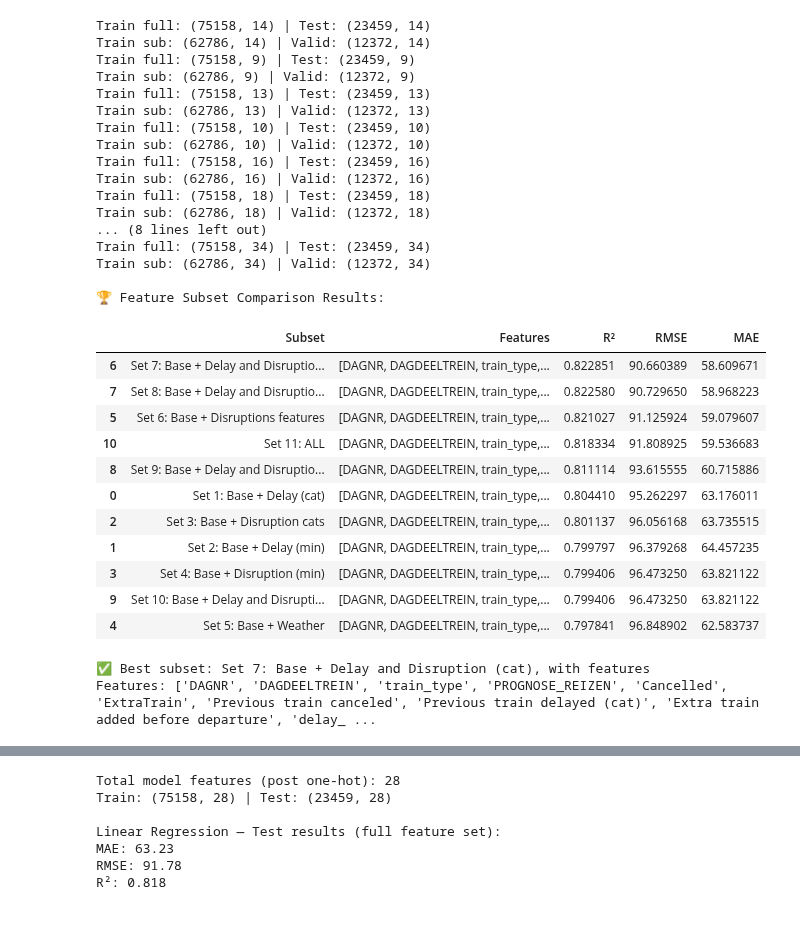
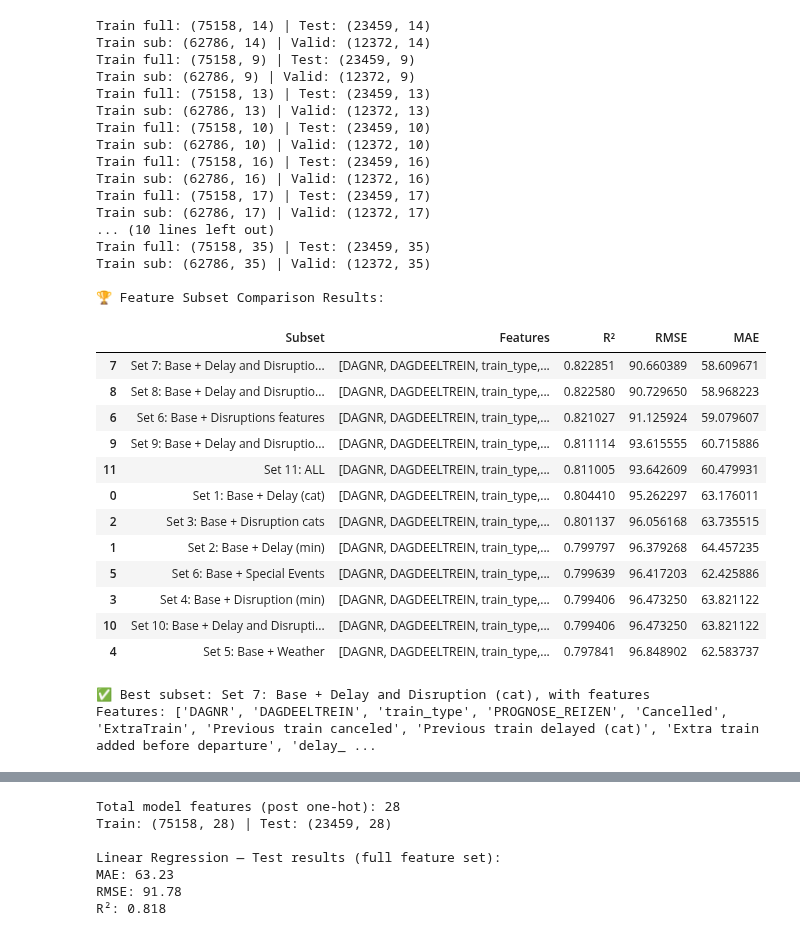
Before and after one commit to Merelkramer/Group2_NS, a Jupyter notebook: GradientBoostedTrees_Alejandro-24oct.ipynb, the cells around one changed output, grey strips where cells are left out. Saved outputs shown, nothing was run; the diff lists cells and outputs as text; code cells hidden in the pictures.

Commit message:
Special Events

```diff
--- a/GradientBoostedTrees_Alejandro-24oct.ipynb
+++ b/GradientBoostedTrees_Alejandro-24oct.ipynb
@@ -8,7 +8,7 @@ import matplotlib.pyplot as plt
 import xgboost as xgb
 
 # --- 2) Load data ---
-df = pd.read_csv(r"C:\Users\Alejandro Fiatt\Documents\GitHub\Group2_NS\complete_dataset_clean_24oct.csv",
+df = pd.read_csv(r"C:\Users\Alejandro Fiatt\Documents\GitHub\Group2_NS\complete_dataset_clean_24oct_SE.csv",
     sep=";",
     low_memory=False,
     na_values=["", "NA", "NaN", "NULL"]
@@ -25,13 +25,15 @@ feature_subsets = {
     "Set 4: Base + Disruption (min)": ["DAGNR", "DAGDEELTREIN", "train_type", "PROGNOSE_REIZEN", "Disruption (minutes)"],
     "Set 5: Base + Weather": ["DAGNR", "DAGDEELTREIN", "train_type", "PROGNOSE_REIZEN", "Rain_flag","Heavy_Rain_flag","Gusts_flag","Storms_flag",
                 "Warm_flag","Cold_flag","Sunny_flag"],
+    "Set 6: Base + Special Events": ["DAGNR", "DAGDEELTREIN", "train_type", "PROGNOSE_REIZEN", "Rain_flag","Heavy_Rain_flag","Gusts_flag","Storms_flag",
+                "Warm_flag","Cold_flag","Sunny_flag","Special Events"],
     "Set 6: Base + Disruptions features": ["DAGNR", "DAGDEELTREIN", "train_type", "PROGNOSE_REIZEN", "Cancelled","ExtraTrain","Previous train canceled","Previous train delayed (cat)","Extra train added before departure"],
     "Set 7: Base + Delay and Disruption (cat), with features": ["DAGNR", "DAGDEELTREIN", "train_type", "PROGNOSE_REIZEN", "Cancelled","ExtraTrain","Previous train canceled","Previous train delayed (cat)", "Extra train added before departure", "delay_category", "disruption_category"],
     "Set 8: Base + Delay and Disruption (min), with features": ["DAGNR", "DAGDEELTREIN", "train_type", "PROGNOSE_REIZEN", "Cancelled","ExtraTrain","Previous train canceled","Previous train delayed (min)", "Extra train added before departure", "delays", "Disruption (minutes)"],
     "Set 9: Base + Delay and Disruption (cat), no features": ["DAGNR", "DAGDEELTREIN", "train_type", "PROGNOSE_REIZEN", "delay_category", "disruption_category"],
     "Set 10: Base + Delay and Disruption (min), no features": ["DAGNR", "DAGDEELTREIN", "train_type", "PROGNOSE_REIZEN", "delays", "Disruption (minutes)"],
     "Set 11: ALL": ["DAGNR", "DAGDEELTREIN", "train_type", "PROGNOSE_REIZEN", "Cancelled","ExtraTrain","Previous train canceled","Previous train delayed (cat)", "Extra train added before departure", "delay_category", "disruption_category", "Rain_flag","Heavy_Rain_flag","Gusts_flag","Storms_flag",
-                "Warm_flag","Cold_flag","Sunny_flag"] #
+                "Warm_flag","Cold_flag","Sunny_flag","Special Events"] #
 }
 results = []
 
@@ -112,48 +114,49 @@ for name, subset in feature_subsets.items():
         "Subset": name,
         "Features": subset,
         "R²": r2,
         "RMSE": rmse,
         "MAE": mae
     })
 
 
 results_df = pd.DataFrame(results).sort_values(by="R²", ascending=False)
 print("\n🏆 Feature Subset Comparison Results:")
 display(results_df)
 
 best_subset_name = results_df.iloc[0]["Subset"]
 best_features = feature_subsets[best_subset_name]
 print(f"\n✅ Best subset: {best_subset_name}")
 print(f"Features: {best_features}")
 # %% [output]
 Train full: (75158, 14) | Test: (23459, 14)
 Train sub: (62786, 14) | Valid: (12372, 14)
 Train full: (75158, 9) | Test: (23459, 9)
 Train sub: (62786, 9) | Valid: (12372, 9)
 Train full: (75158, 13) | Test: (23459, 13)
 Train sub: (62786, 13) | Valid: (12372, 13)
 Train full: (75158, 10) | Test: (23459, 10)
 Train sub: (62786, 10) | Valid: (12372, 10)
 Train full: (75158, 16) | Test: (23459, 16)
 Train sub: (62786, 16) | Valid: (12372, 16)
-Train full: (75158, 18) | Test: (23459, 18)
-Train sub: (62786, 18) | Valid: (12372, 18)
-... (8 lines left out)
-Train full: (75158, 34) | Test: (23459, 34)
-Train sub: (62786, 34) | Valid: (12372, 34)
+Train full: (75158, 17) | Test: (23459, 17)
+Train sub: (62786, 17) | Valid: (12372, 17)
+... (10 lines left out)
+Train full: (75158, 35) | Test: (23459, 35)
+Train sub: (62786, 35) | Valid: (12372, 35)
 
 🏆 Feature Subset Comparison Results:
 |  | Subset | Features | R² | RMSE | MAE |
-| 6 | Set 7: Base + Delay and Disruptio... | [DAGNR, DAGDEELTREIN, train_type,... | 0.822851 | 90.660389 | 58.609671 |
-| 7 | Set 8: Base + Delay and Disruptio... | [DAGNR, DAGDEELTREIN, train_type,... | 0.822580 | 90.729650 | 58.968223 |
-| 5 | Set 6: Base + Disruptions features | [DAGNR, DAGDEELTREIN, train_type,... | 0.821027 | 91.125924 | 59.079607 |
-| 10 | Set 11: ALL | [DAGNR, DAGDEELTREIN, train_type,... | 0.818334 | 91.808925 | 59.536683 |
-| 8 | Set 9: Base + Delay and Disruptio... | [DAGNR, DAGDEELTREIN, train_type,... | 0.811114 | 93.615555 | 60.715886 |
+| 7 | Set 7: Base + Delay and Disruptio... | [DAGNR, DAGDEELTREIN, train_type,... | 0.822851 | 90.660389 | 58.609671 |
+| 8 | Set 8: Base + Delay and Disruptio... | [DAGNR, DAGDEELTREIN, train_type,... | 0.822580 | 90.729650 | 58.968223 |
+| 6 | Set 6: Base + Disruptions features | [DAGNR, DAGDEELTREIN, train_type,... | 0.821027 | 91.125924 | 59.079607 |
+| 9 | Set 9: Base + Delay and Disruptio... | [DAGNR, DAGDEELTREIN, train_type,... | 0.811114 | 93.615555 | 60.715886 |
+| 11 | Set 11: ALL | [DAGNR, DAGDEELTREIN, train_type,... | 0.811005 | 93.642609 | 60.479931 |
 | 0 | Set 1: Base + Delay (cat) | [DAGNR, DAGDEELTREIN, train_type,... | 0.804410 | 95.262297 | 63.176011 |
 | 2 | Set 3: Base + Disruption cats | [DAGNR, DAGDEELTREIN, train_type,... | 0.801137 | 96.056168 | 63.735515 |
 | 1 | Set 2: Base + Delay (min) | [DAGNR, DAGDEELTREIN, train_type,... | 0.799797 | 96.379268 | 64.457235 |
+| 5 | Set 6: Base + Special Events | [DAGNR, DAGDEELTREIN, train_type,... | 0.799639 | 96.417203 | 62.425886 |
 | 3 | Set 4: Base + Disruption (min) | [DAGNR, DAGDEELTREIN, train_type,... | 0.799406 | 96.473250 | 63.821122 |
-| 9 | Set 10: Base + Delay and Disrupti... | [DAGNR, DAGDEELTREIN, train_type,... | 0.799406 | 96.473250 | 63.821122 |
+| 10 | Set 10: Base + Delay and Disrupti... | [DAGNR, DAGDEELTREIN, train_type,... | 0.799406 | 96.473250 | 63.821122 |
 | 4 | Set 5: Base + Weather | [DAGNR, DAGDEELTREIN, train_type,... | 0.797841 | 96.848902 | 62.583737 |
 ✅ Best subset: Set 7: Base + Delay and Disruption (cat), with features
 Features: ['DAGNR', 'DAGDEELTREIN', 'train_type', 'PROGNOSE_REIZEN', 'Cancelled', 'ExtraTrain', 'Previous train canceled', 'Previous train delayed (cat)', 'Extra train added before departure', 'delay_ ...
```
Also changed, not shown: parts of 4 cells of this notebook, 1 other file.
